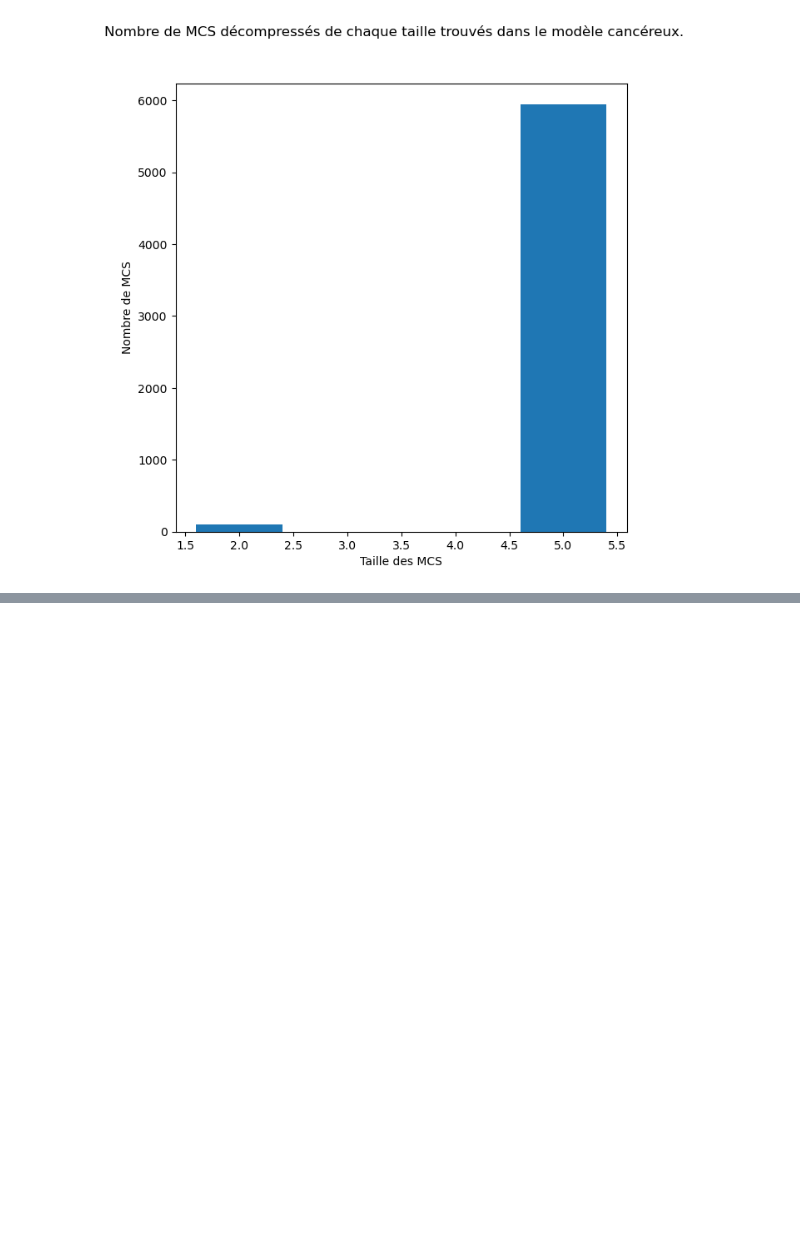
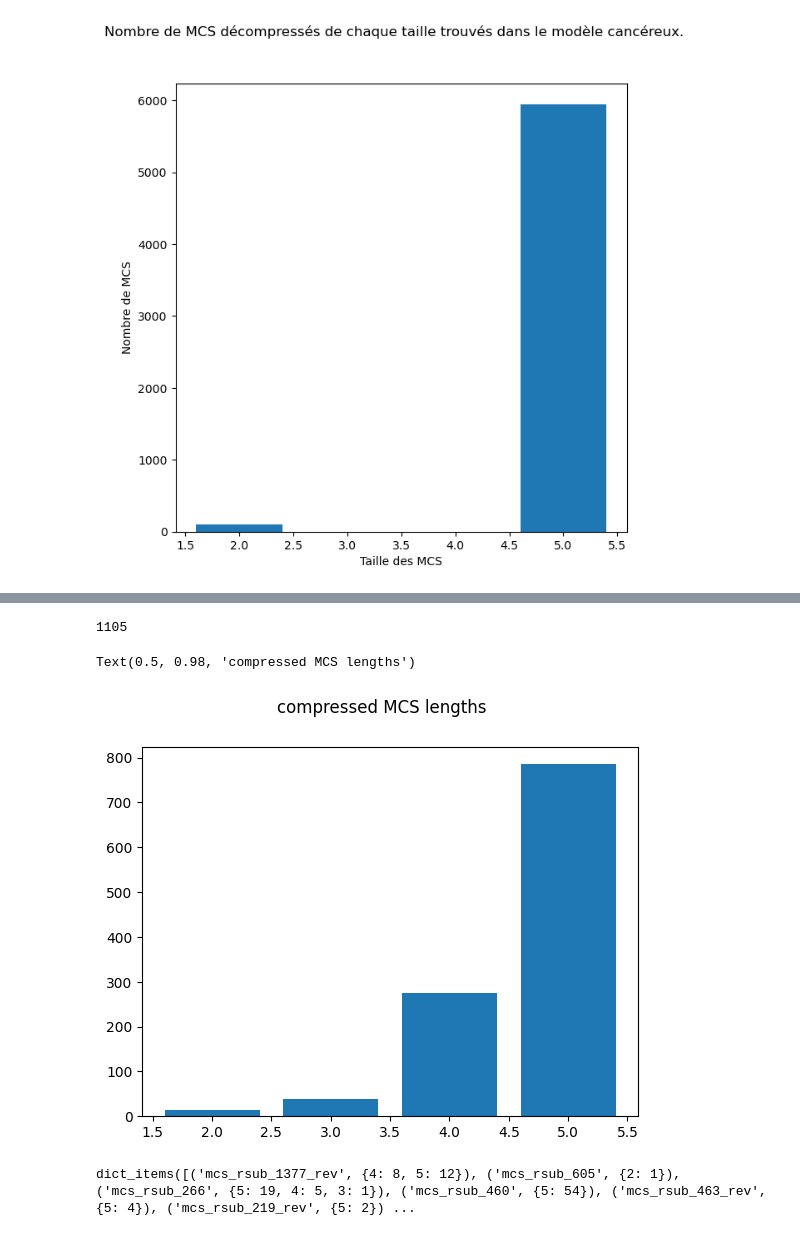
Before and after one commit to JoPkb/RBA_cutsets, a Jupyter notebook: aspmcs/code/mcs_parsing/test_cutsets.ipynb, the cells around one changed output, grey strips where cells are left out. Drawn from its saved outputs; the diff is of its cells as text; code cells hidden in the pictures; blank space fills up the shorter version.

```diff
--- a/aspmcs/code/mcs_parsing/test_cutsets.ipynb
+++ b/aspmcs/code/mcs_parsing/test_cutsets.ipynb
@@ -1212,0 +1221,23 @@ plt.show()
+# %%
+mcs_directory="../../../HCC_compressed_2/mcs_posconstr_analysis_2/mcs_decomp/"
+
+mcs_file_list = os.listdir(mcs_directory)
+overall_dMCS_sizes = {}
+per_file_dMCS_sizes= {}
+per_file_dMCS = {}
+for mcs_file in mcs_file_list:
+    with open(f"{mcs_directory}{mcs_file}", "rb") as mcs_in:
+        mcs_list = pickle.load(mcs_in)
+        if len(mcs_list) > 0:
+            dMCS_sizes = {}
+            for mcs in mcs_list:
+                dMCS_sizes[len(mcs[0])] = dMCS_sizes.get(len(mcs[0]), 0 ) + 1
+                overall_dMCS_sizes[len(mcs[0])] = overall_dMCS_sizes.get(len(mcs[0]), 0) + 1
+
+            mcs_log_file = mcs_file.split("_decomp")[0] + ".txt"
+            with open("../../../HCC_compressed_2/mcs_posconstr_analysis_2/mcs_res/"+mcs_log_file, "r") as mcs_log:
+                posconstr_line = mcs_log.readlines()[0]
+                posconstr = posconstr_line.split('support("')[-1].split('")')[0]
+
+            per_file_dMCS_sizes[posconstr] = dMCS_sizes
+            per_file_dMCS[posconstr] = mcs_list
@@ -1212,0 +1264,16 @@ plt.show()
+# %%
+276 + 785 + 15 + 29
+# %% [output]
+1105
+# %%
+fig, ax = plt.subplots()
+
+ax.bar([i for i in overall_dMCS_sizes.keys()], [j for j in overall_dMCS_sizes.values()])
+fig.suptitle("compressed MCS lengths")
+# %% [output]
+Text(0.5, 0.98, 'compressed MCS lengths')
+[figure, added]
+# %%
+per_file_dMCS_sizes.items()
+# %% [output]
+dict_items([('mcs_rsub_1377_rev', {4: 8, 5: 12}), ('mcs_rsub_605', {2: 1}), ('mcs_rsub_266', {5: 19, 4: 5, 3: 1}), ('mcs_rsub_460', {5: 54}), ('mcs_rsub_463_rev', {5: 4}), ('mcs_rsub_219_rev', {5: 2}) ...
```
Also changed, not shown: parts of 22 cells of this notebook, 1 other file.
